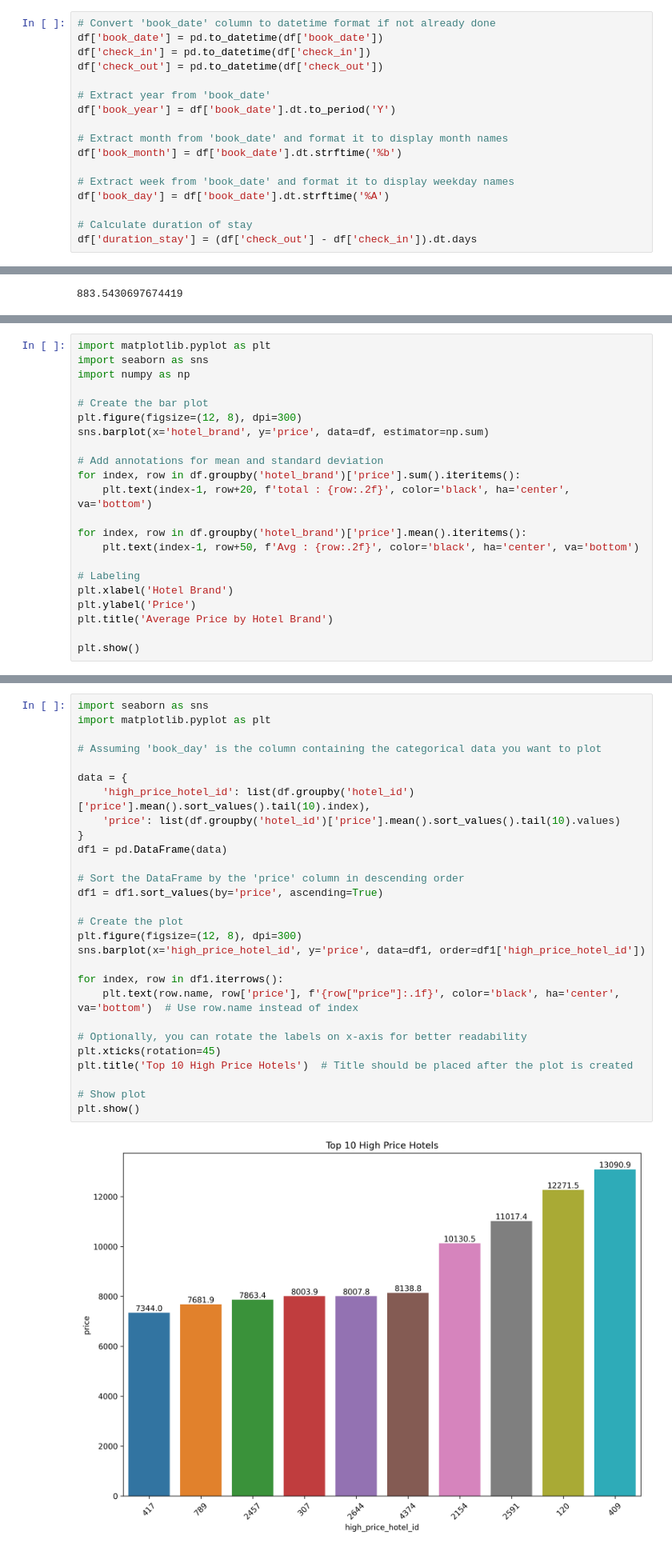
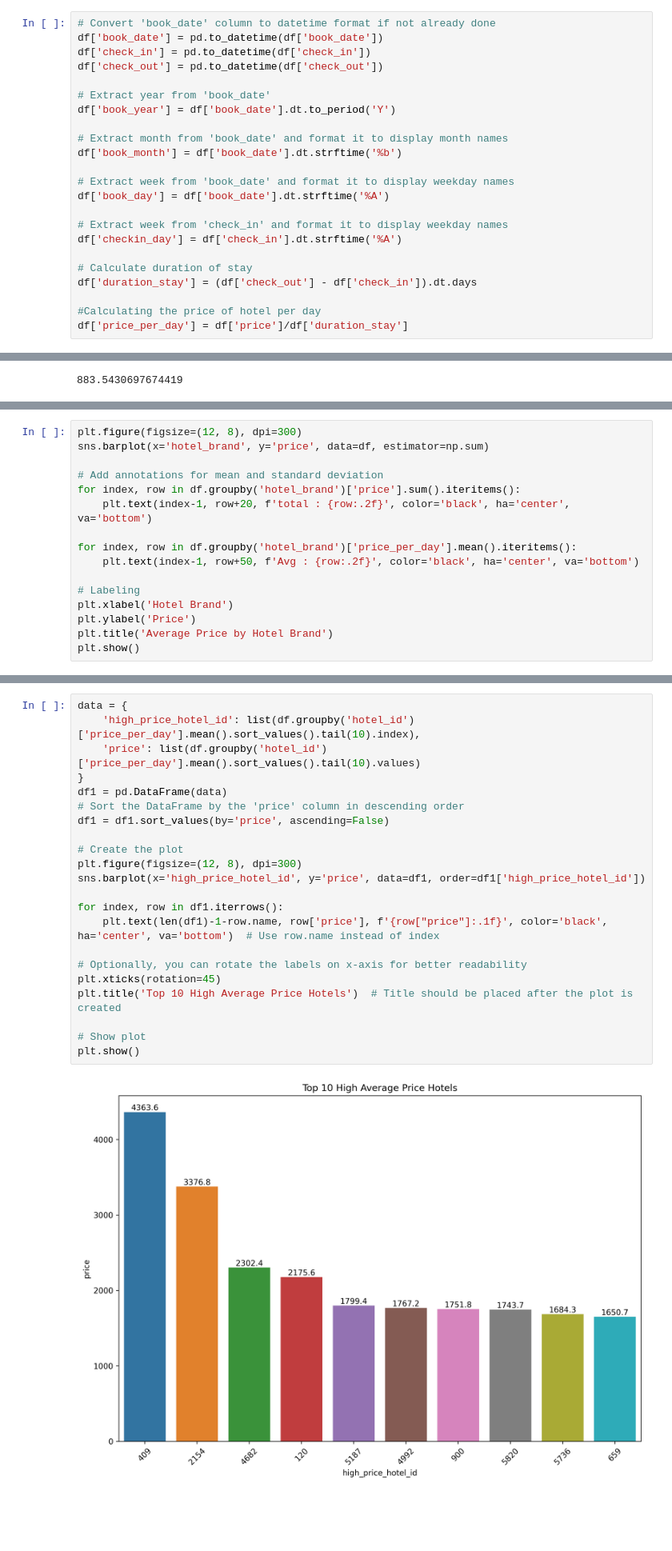
Before and after one commit to GOLISHYAMP/ML_AI, a Jupyter notebook: MachineLearningPrac/test.ipynb, the cells around one changed output, grey strips where cells are left out. Shown at 80% size. Saved outputs shown, nothing was run; the diff lists cells and outputs as text; blank space fills up the shorter version.

```diff
--- a/MachineLearningPrac/test.ipynb
+++ b/MachineLearningPrac/test.ipynb
@@ -123,8 +123,14 @@ df['book_month'] = df['book_date'].dt.strftime('%b')
 # Extract week from 'book_date' and format it to display weekday names
 df['book_day'] = df['book_date'].dt.strftime('%A')
 
+# Extract week from 'check_in' and format it to display weekday names
+df['checkin_day'] = df['check_in'].dt.strftime('%A')
+
 # Calculate duration of stay
 df['duration_stay'] = (df['check_out'] - df['check_in']).dt.days
+
+#Calculating the price of hotel per day
+df['price_per_day'] = df['price']/df['duration_stay']
 # %%
 df.head()
 # %% [output]
@@ -630,9 +857,4 @@ for index, row in df.groupby('hotel_brand')['price'].sum().iteritems():
 # %%
-import matplotlib.pyplot as plt
-import seaborn as sns
-import numpy as np
-
-# Create the bar plot
 plt.figure(figsize=(12, 8), dpi=300)
 sns.barplot(x='hotel_brand', y='price', data=df, estimator=np.sum)
 
@@ -640,14 +862,13 @@ sns.barplot(x='hotel_brand', y='price', data=df, estimator=np.sum)
 for index, row in df.groupby('hotel_brand')['price'].sum().iteritems():
     plt.text(index-1, row+20, f'total : {row:.2f}', color='black', ha='center', va='bottom')
 
-for index, row in df.groupby('hotel_brand')['price'].mean().iteritems():
+for index, row in df.groupby('hotel_brand')['price_per_day'].mean().iteritems():
     plt.text(index-1, row+50, f'Avg : {row:.2f}', color='black', ha='center', va='bottom')
 
 # Labeling
 plt.xlabel('Hotel Brand')
 plt.ylabel('Price')
 plt.title('Average Price by Hotel Brand')
-
 plt.show()
 # %% [output]
 [figure]
@@ -682,31 +903,25 @@ Int64Index([417, 789, 2457, 307, 2644, 4374, 2154, 2591, 120, 409], dtype='int64
 # %%
-import seaborn as sns
-import matplotlib.pyplot as plt
-
-# Assuming 'book_day' is the column containing the categorical data you want to plot
-
 data = {
-    'high_price_hotel_id': list(df.groupby('hotel_id')['price'].mean().sort_values().tail(10).index),
-    'price': list(df.groupby('hotel_id')['price'].mean().sort_values().tail(10).values)
+    'high_price_hotel_id': list(df.groupby('hotel_id')['price_per_day'].mean().sort_values().tail(10).index),
+    'price': list(df.groupby('hotel_id')['price_per_day'].mean().sort_values().tail(10).values)
 }
 df1 = pd.DataFrame(data)
-
 # Sort the DataFrame by the 'price' column in descending order
-df1 = df1.sort_values(by='price', ascending=True)
+df1 = df1.sort_values(by='price', ascending=False)
 
 # Create the plot
 plt.figure(figsize=(12, 8), dpi=300)
 sns.barplot(x='high_price_hotel_id', y='price', data=df1, order=df1['high_price_hotel_id'])
 
 for index, row in df1.iterrows():
-    plt.text(row.name, row['price'], f'{row["price"]:.1f}', color='black', ha='center', va='bottom')  # Use row.name instead of index
+    plt.text(len(df1)-1-row.name, row['price'], f'{row["price"]:.1f}', color='black', ha='center', va='bottom')  # Use row.name instead of index
 
 # Optionally, you can rotate the labels on x-axis for better readability
 plt.xticks(rotation=45)
-plt.title('Top 10 High Price Hotels')  # Title should be placed after the plot is created
+plt.title('Top 10 High Average Price Hotels')  # Title should be placed after the plot is created
 
 # Show plot
 plt.show()
 # %% [output]
-[figure, old version]
+[figure, new version]
 # %%
```
Also changed, not shown: parts of 71 cells of this notebook, 40 other files.
